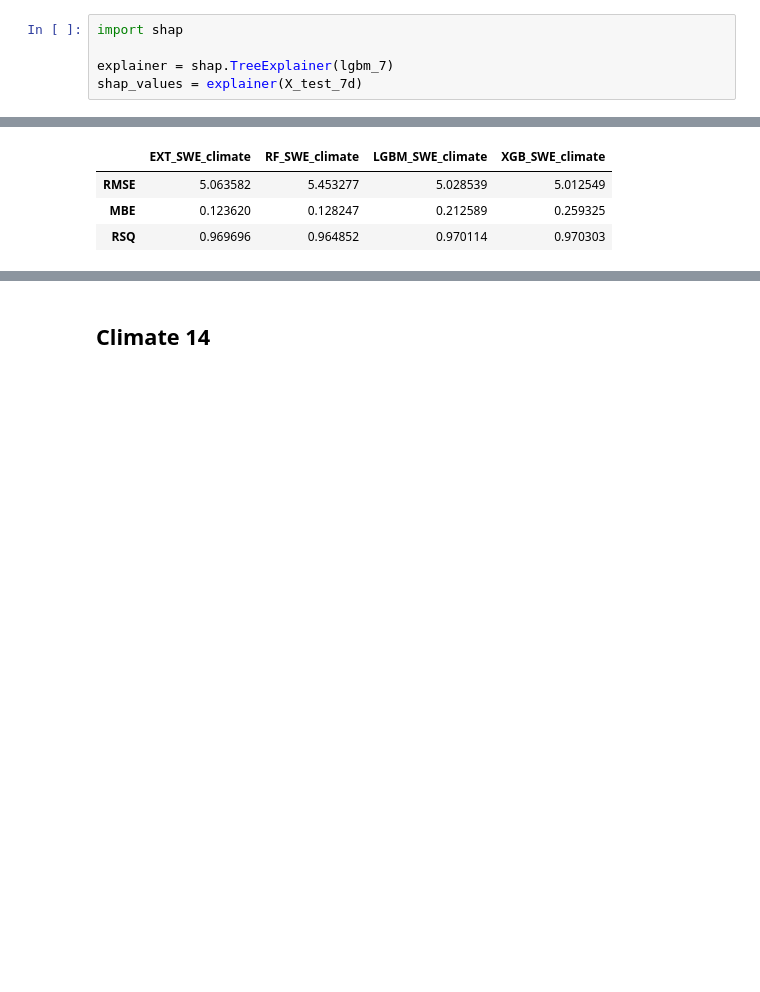
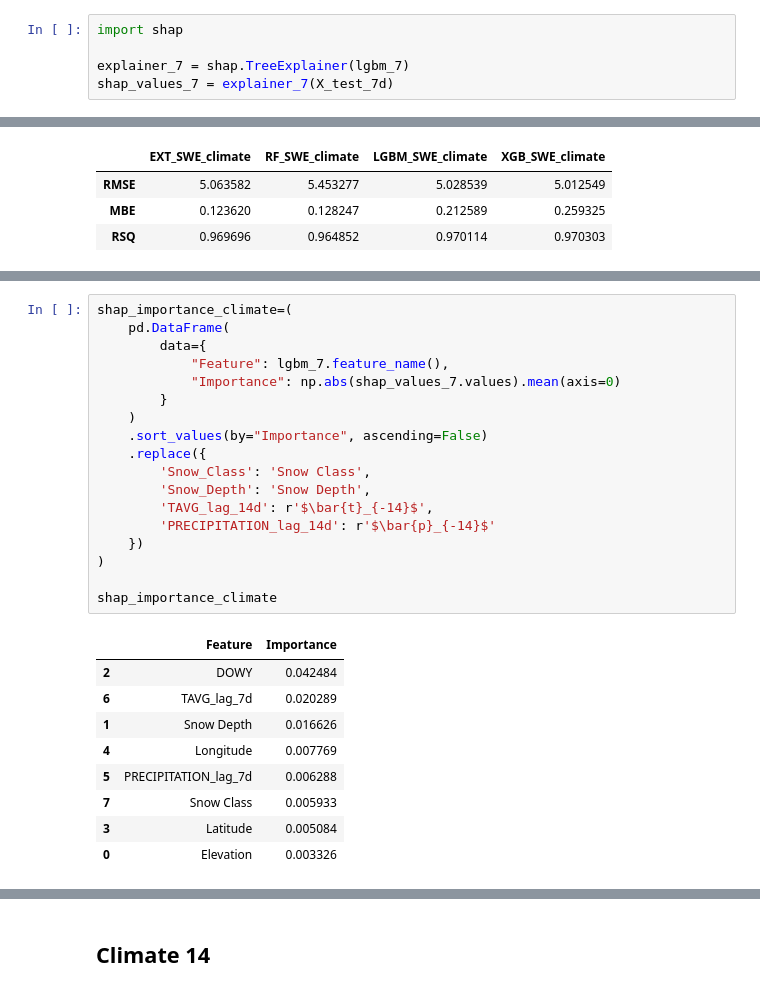
Before and after one commit to cryogars/density-models, a Jupyter notebook: notebooks/05_ml_models.ipynb, the cells around one changed output, grey strips where cells are left out. Drawn from its saved outputs; the diff is of its cells as text; blank space fills up the shorter version.

```diff
--- a/notebooks/05_ml_models.ipynb
+++ b/notebooks/05_ml_models.ipynb
@@ -372,6 +400,6 @@ plt.show()
 # %%
 import shap
 
-explainer = shap.TreeExplainer(lgbm_7)
-shap_values = explainer(X_test_7d)
+explainer_7 = shap.TreeExplainer(lgbm_7)
+shap_values_7 = explainer_7(X_test_7d)
 # %%
@@ -415,0 +466,28 @@ compare_multiple_models(climate_swe_results, 'True_SWE')
+# %%
+shap_importance_climate=(
+    pd.DataFrame(
+        data={
+            "Feature": lgbm_7.feature_name(),
+            "Importance": np.abs(shap_values_7.values).mean(axis=0)
+        }
+    )
+    .sort_values(by="Importance", ascending=False)
+    .replace({
+        'Snow_Class': 'Snow Class',
+        'Snow_Depth': 'Snow Depth',
+        'TAVG_lag_14d': r'$\bar{t}_{-14}$',
+        'PRECIPITATION_lag_14d': r'$\bar{p}_{-14}$'
+    })
+)
+
+shap_importance_climate
+# %% [output]
+|  | Feature | Importance |
+| 2 | DOWY | 0.042484 |
+| 6 | TAVG_lag_7d | 0.020289 |
+| 1 | Snow Depth | 0.016626 |
+| 4 | Longitude | 0.007769 |
+| 5 | PRECIPITATION_lag_7d | 0.006288 |
+| 7 | Snow Class | 0.005933 |
+| 3 | Latitude | 0.005084 |
+| 0 | Elevation | 0.003326 |
```
Also changed, not shown: parts of 14 cells of this notebook.
